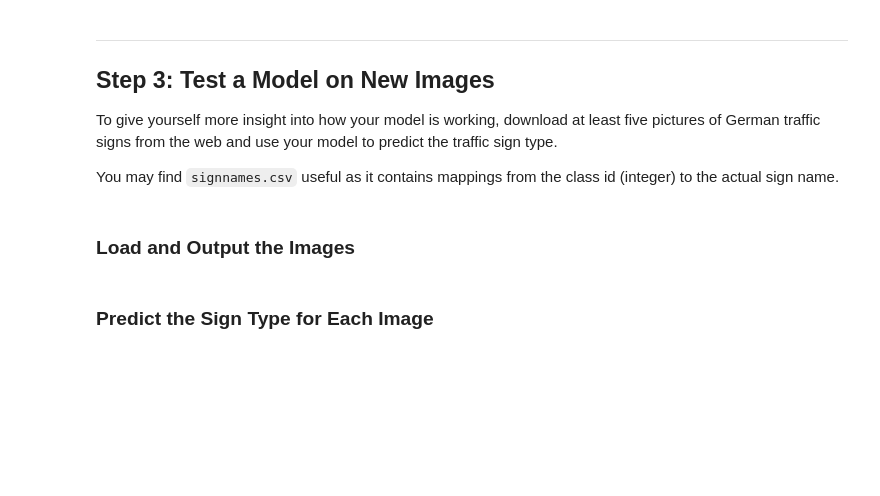
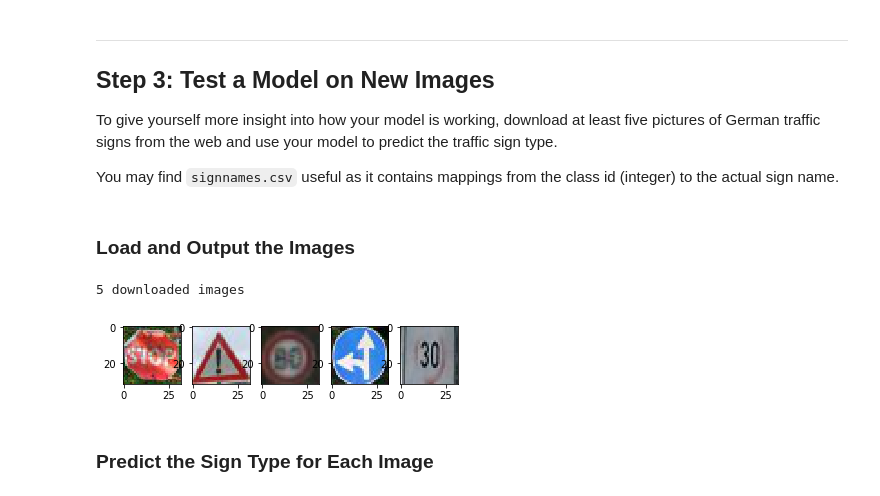
Before and after one commit to bespoke-code/CarND-P2-Traffic-Sign-Classifier, a Jupyter notebook: code_Project2_AndrejGeorgievski.ipynb, the cells around one changed output. Cells and saved outputs as stored; diff of their text form; code cells hidden in the pictures; blank space fills up the shorter version.

Commit message:
Added test images. Improved model with better tuned parameters and results.

```diff
--- a/code_Project2_AndrejGeorgievski.ipynb
+++ b/code_Project2_AndrejGeorgievski.ipynb
@@ -243,8 +243,8 @@ Data preprocessing done.
 import tensorflow as tf
 from tensorflow.contrib.layers import flatten
 
-EPOCHS = 70
-BATCH_SIZE = 16394
+EPOCHS = 25
+BATCH_SIZE = 256 # 16394
 
 
 def TrafficSignClassifier(x, keep_prob):
@@ -403,3 +400,22 @@ You may find `signnames.csv` useful as it contains mappings from the class id (i
+# %%
+### Load the images and plot them here.
+### Feel free to use as many code cells as needed.
+y_downloaded = [14, 18, 5, 37, 1]
+downloaded_images = []
+for i in np.arange(2, 7):
+    img = cv2.imread("./data/downloaded-img-"+str(i)+".jpg")
+    img = cv2.cvtColor(img, cv2.COLOR_BGR2RGB)
+    downloaded_images.append(img)
+
+
+print("5 downloaded images")
+plt.figure()
+for j in np.arange(1,6):
+    plt.subplot(1,5,j)
+    plt.imshow(downloaded_images[j-1])
+# %% [output]
+5 downloaded images
+[figure, added]
 # %% [markdown]
 ### Predict the Sign Type for Each Image
 # %%
```
Also changed, not shown: parts of 7 cells of this notebook, 6 other files.
